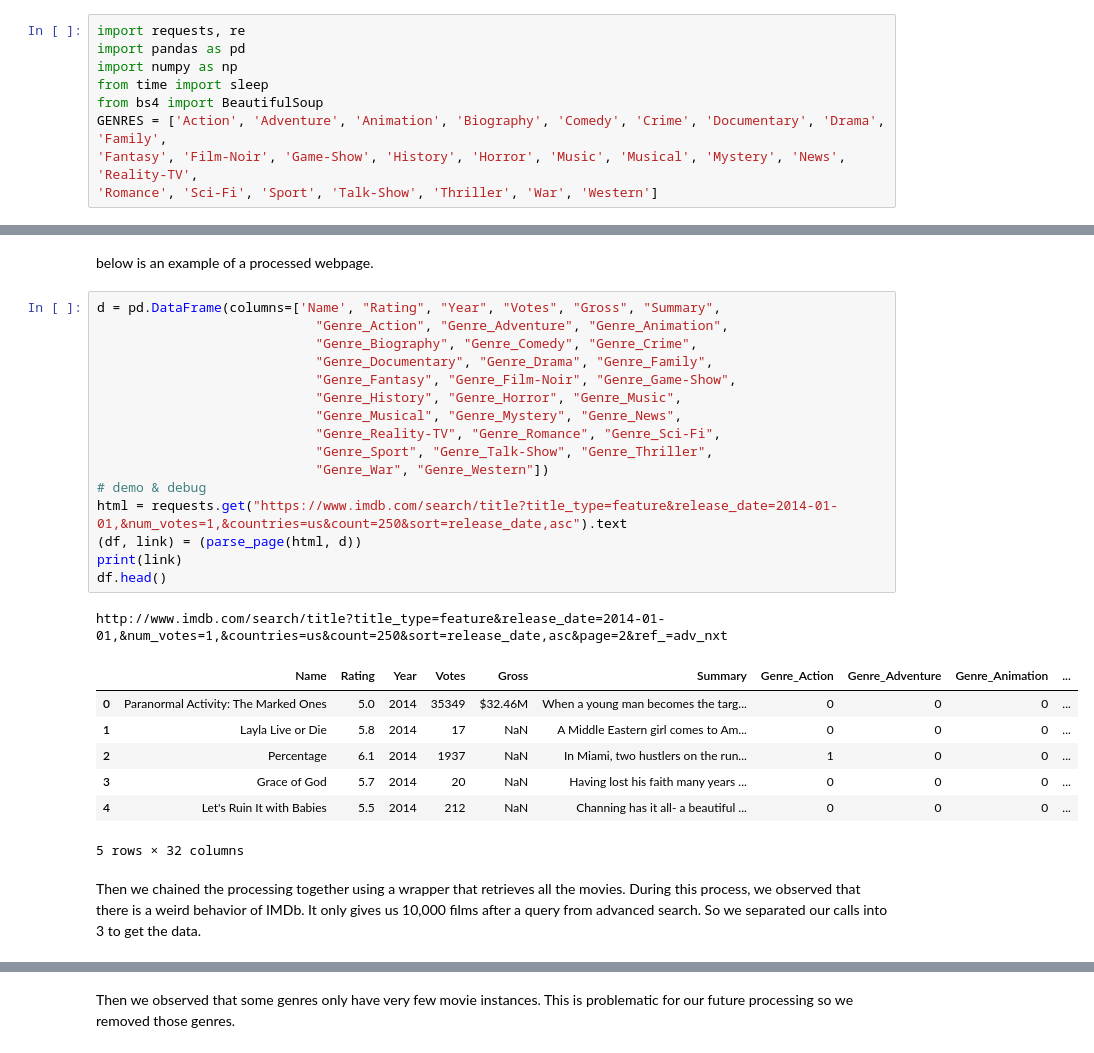
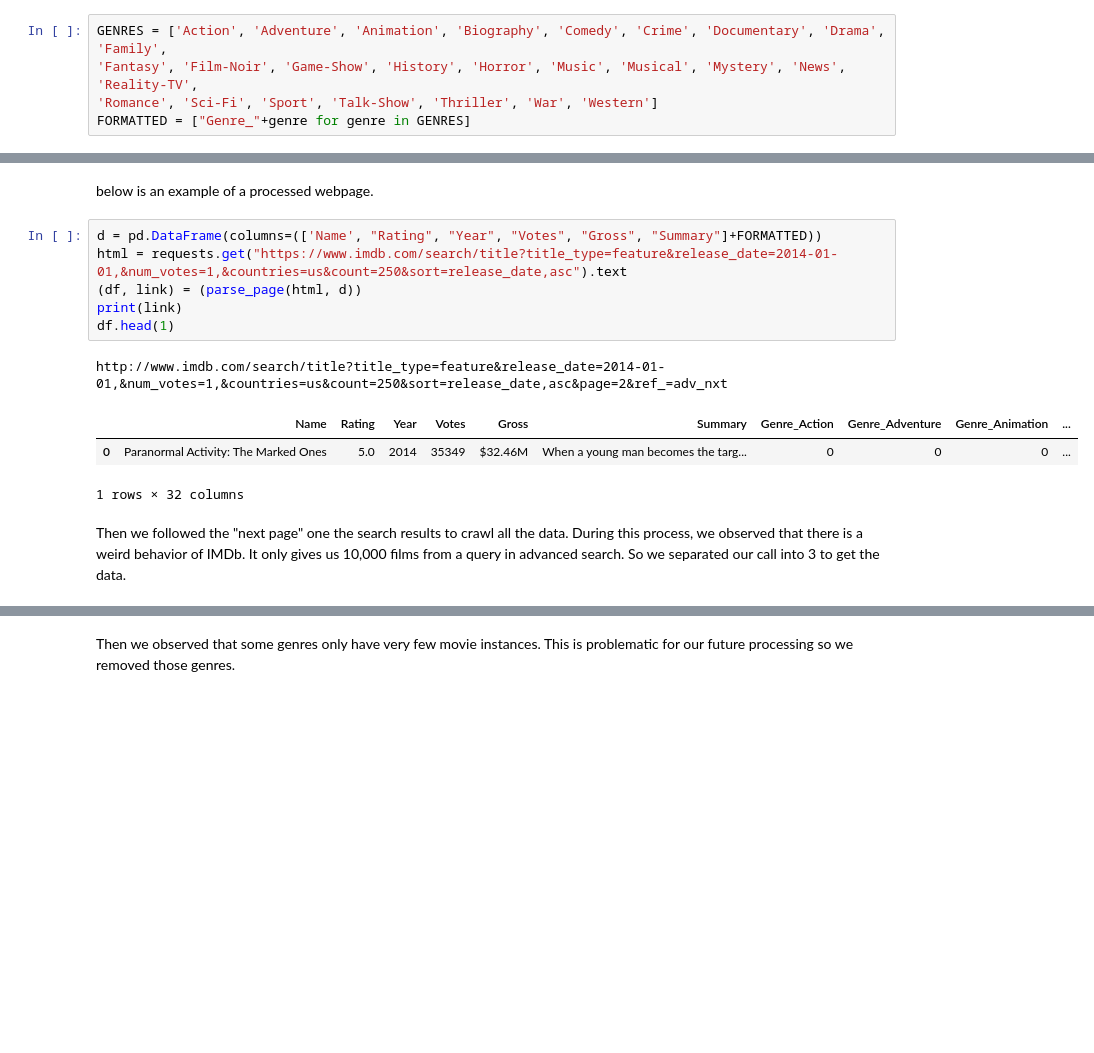
Before and after one commit to euyniy/Practical-Data-Science-Project, a Jupyter notebook: Analysis.ipynb, the cells around one changed output, grey strips where cells are left out. Drawn from its saved outputs; the diff is of its cells as text; blank space fills up the shorter version.

```diff
--- a/Analysis.ipynb
+++ b/Analysis.ipynb
@@ -16,12 +41,8 @@ In order to obtain the data, we used 2 libraries. First we get the webpages in H
 # %%
-import requests, re
-import pandas as pd
-import numpy as np
-from time import sleep
-from bs4 import BeautifulSoup
 GENRES = ['Action', 'Adventure', 'Animation', 'Biography', 'Comedy', 'Crime', 'Documentary', 'Drama', 'Family',
 'Fantasy', 'Film-Noir', 'Game-Show', 'History', 'Horror', 'Music', 'Musical', 'Mystery', 'News', 'Reality-TV',
 'Romance', 'Sci-Fi', 'Sport', 'Talk-Show', 'Thriller', 'War', 'Western']
+FORMATTED = ["Genre_"+genre for genre in GENRES]
 # %% [markdown]
 the function that parses a single HTML page
 # %%
@@ -89,33 +110,19 @@ def parse_page(html, df):
 # %% [markdown]
 below is an example of a processed webpage.
 # %%
-d = pd.DataFrame(columns=['Name', "Rating", "Year", "Votes", "Gross", "Summary",
-                            "Genre_Action", "Genre_Adventure", "Genre_Animation",
-                            "Genre_Biography", "Genre_Comedy", "Genre_Crime",
-                            "Genre_Documentary", "Genre_Drama", "Genre_Family",
-                            "Genre_Fantasy", "Genre_Film-Noir", "Genre_Game-Show",
-                            "Genre_History", "Genre_Horror", "Genre_Music",
-                            "Genre_Musical", "Genre_Mystery", "Genre_News",
-                            "Genre_Reality-TV", "Genre_Romance", "Genre_Sci-Fi",
-                            "Genre_Sport", "Genre_Talk-Show", "Genre_Thriller",
-                            "Genre_War", "Genre_Western"])
-# demo & debug
+d = pd.DataFrame(columns=(['Name', "Rating", "Year", "Votes", "Gross", "Summary"]+FORMATTED))
 html = requests.get("https://www.imdb.com/search/title?title_type=feature&release_date=2014-01-01,&num_votes=1,&countries=us&count=250&sort=release_date,asc").text
 (df, link) = (parse_page(html, d))
 print(link)
-df.head()
+df.head(1)
 # %% [output]
 http://www.imdb.com/search/title?title_type=feature&release_date=2014-01-01,&num_votes=1,&countries=us&count=250&sort=release_date,asc&page=2&ref_=adv_nxt
 |  | Name | Rating | Year | Votes | Gross | Summary | Genre_Action | Genre_Adventure | Genre_Animation | ... |
 | 0 | Paranormal Activity: The Marked Ones | 5.0 | 2014 | 35349 | $32.46M | When a young man becomes the targ... | 0 | 0 | 0 | ... |
-| 1 | Layla Live or Die | 5.8 | 2014 | 17 | NaN | A Middle Eastern girl comes to Am... | 0 | 0 | 0 | ... |
-| 2 | Percentage | 6.1 | 2014 | 1937 | NaN | In Miami, two hustlers on the run... | 1 | 0 | 0 | ... |
-| 3 | Grace of God | 5.7 | 2014 | 20 | NaN | Having lost his faith many years ... | 0 | 0 | 0 | ... |
-| 4 | Let's Ruin It with Babies | 5.5 | 2014 | 212 | NaN | Channing has it all- a beautiful ... | 0 | 0 | 0 | ... |
-5 rows × 32 columns
+1 rows × 32 columns
 # %% [markdown]
-Then we chained the processing together using a wrapper that retrieves all the movies.
-During this process, we observed that there is a weird behavior of IMDb. It only gives us 10,000 films after a query from advanced search. So we separated our calls into 3 to get the data.
+Then we followed the "next page" one the search results to crawl all the data.
+During this process, we observed that there is a weird behavior of IMDb. It only gives us 10,000 films from a query in advanced search. So we separated our call into 3 to get the data.
 # %%
 # the function that get the html text all related to one link.
 def parseAllAfter1950(url, fileName):
```
Also changed, not shown: parts of 69 cells of this notebook.
